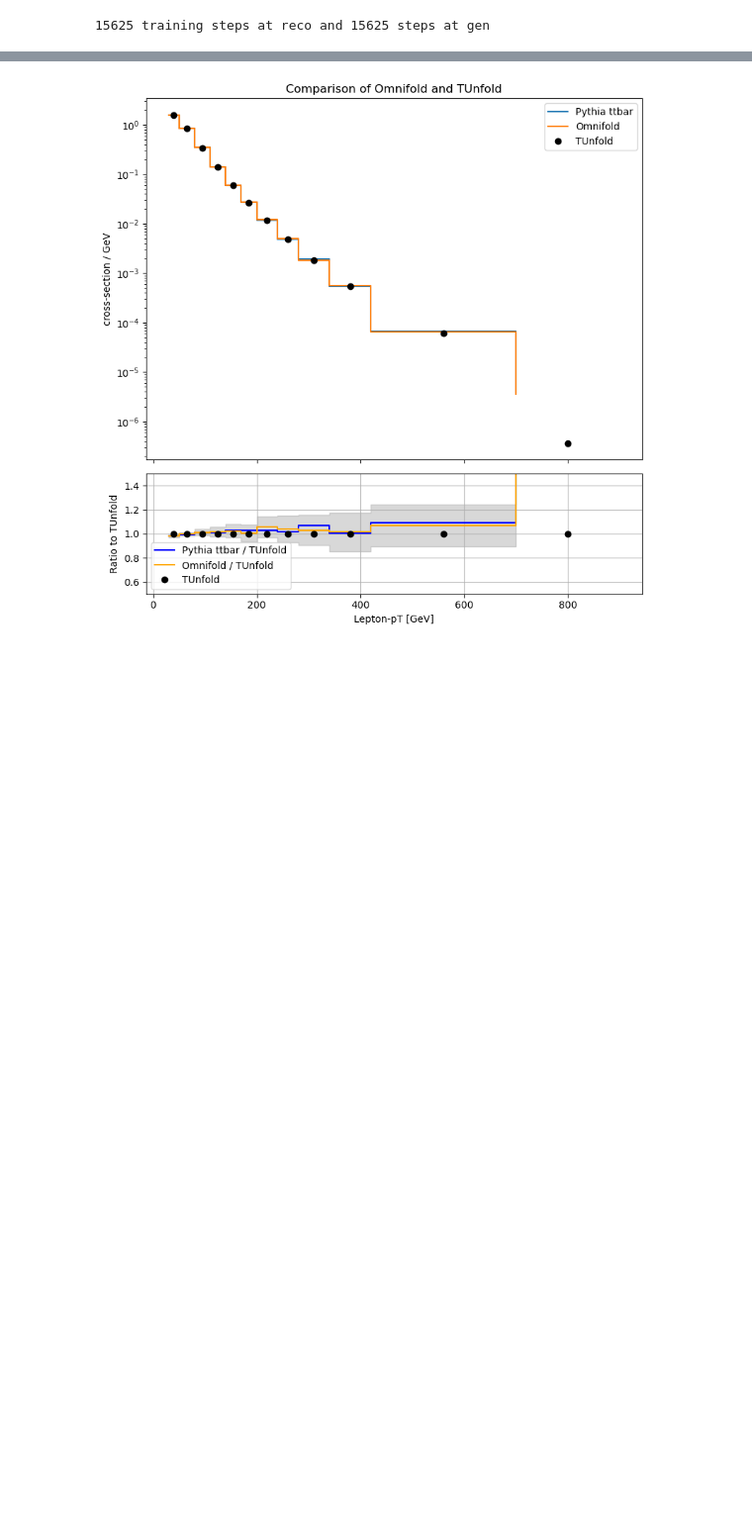
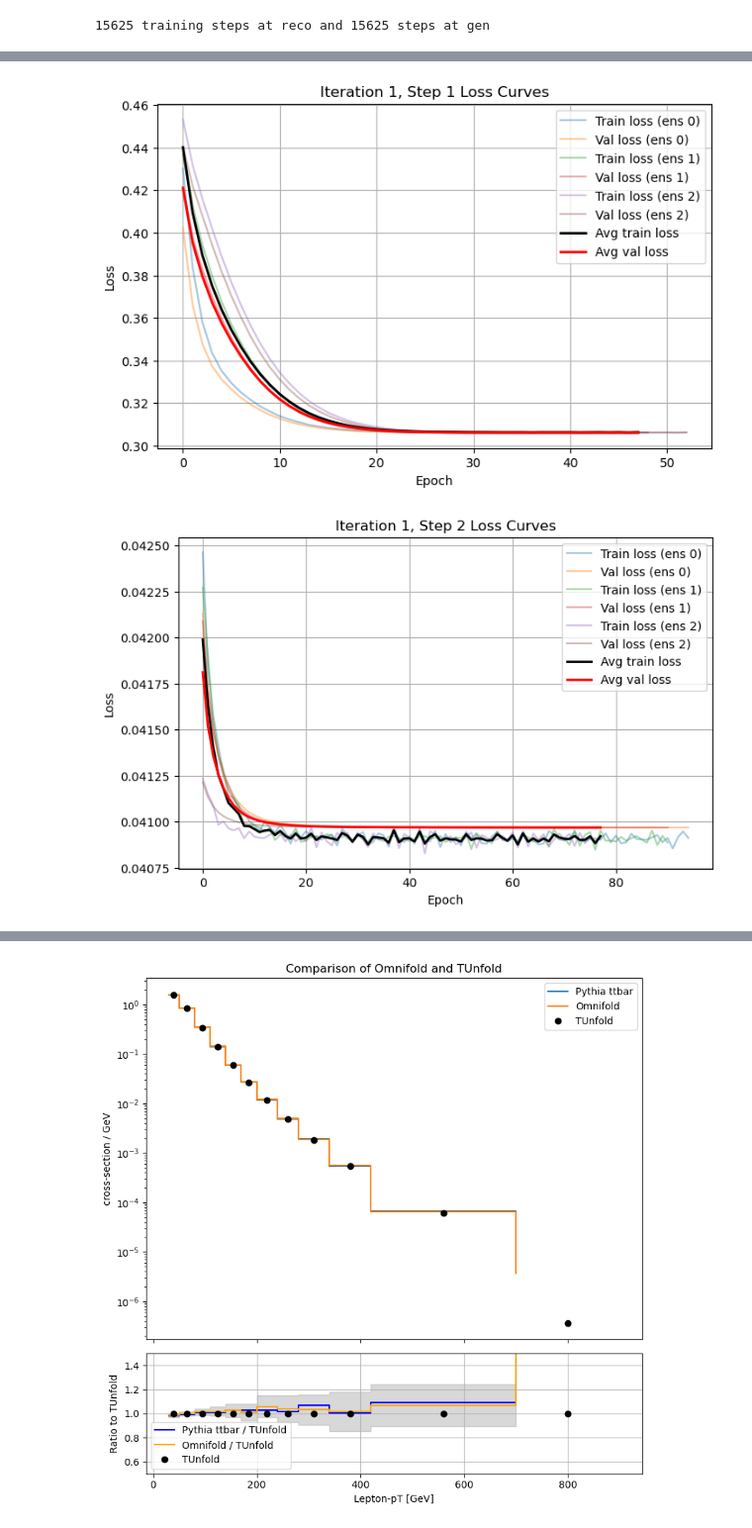
Before and after one commit to josefmurnauer/omnifold, a Jupyter notebook: Unfolding_WWbb_no_corrections.ipynb, the cells around one changed output, grey strips where cells are left out. Shown at 99% size. Drawn from its saved outputs; the diff is of its cells as text; code cells hidden in the pictures; blank space fills up the shorter version.

```diff
--- a/Unfolding_WWbb_no_corrections.ipynb
+++ b/Unfolding_WWbb_no_corrections.ipynb
@@ -535,0 +516,55 @@ for iteration in range(niter):
+# %%
+import os
+import pickle
+import numpy as np
+import matplotlib.pyplot as plt
+
+weights_folder = '/scratch/mjosef/Unfolding/omnifold/weights_real-data'
+name = "WWbb_transformer_real-data"
+niter = 3
+n_ensemble = 3
+
+for iteration in range(niter):
+    for stepn in [1, 2]:
+        plt.figure(figsize=(8,5))
+        plt.title(f"Iteration {iteration+1}, Step {stepn} Loss Curves")
+        plt.xlabel("Epoch")
+        plt.ylabel("Loss")
+
+        all_loss = []
+        all_val_loss = []
+
+        for e in range(n_ensemble):
+            model_file = f"{weights_folder}/OmniFold_{name}_iter{iteration}_step{stepn}_ensemble{e}.weights.h5"
+            history_file = model_file.replace(".weights.h5", ".pkl")
+
+            if os.path.exists(history_file):
+                with open(history_file, "rb") as f:
+                    history = pickle.load(f)
+                all_loss.append(history['loss'])
+                all_val_loss.append(history['val_loss'])
+
+                # plot this ensemble individually
+                plt.plot(history['loss'], alpha=0.4, label=f"Train loss (ens {e})")
+                plt.plot(history['val_loss'], alpha=0.4, label=f"Val loss (ens {e})")
+            else:
+                print(f"History file not found: {history_file}")
+
+        # ---- Optionally average (truncate to shortest) ----
+        if all_loss:
+            min_len = min(len(l) for l in all_loss)
+            all_loss = [l[:min_len] for l in all_loss]
+            all_val_loss = [l[:min_len] for l in all_val_loss]
+
+            avg_loss = np.mean(all_loss, axis=0)
+            avg_val_loss = np.mean(all_val_loss, axis=0)
+
+            plt.plot(avg_loss, color='black', lw=2, label="Avg train loss")
+            plt.plot(avg_val_loss, color='red', lw=2, label="Avg val loss")
+
+        plt.legend()
+        plt.grid(True)
+        plt.show()
+# %% [output]
+[figure, added]
+[figure, added]
```
Also changed, not shown: parts of 18 cells of this notebook.
